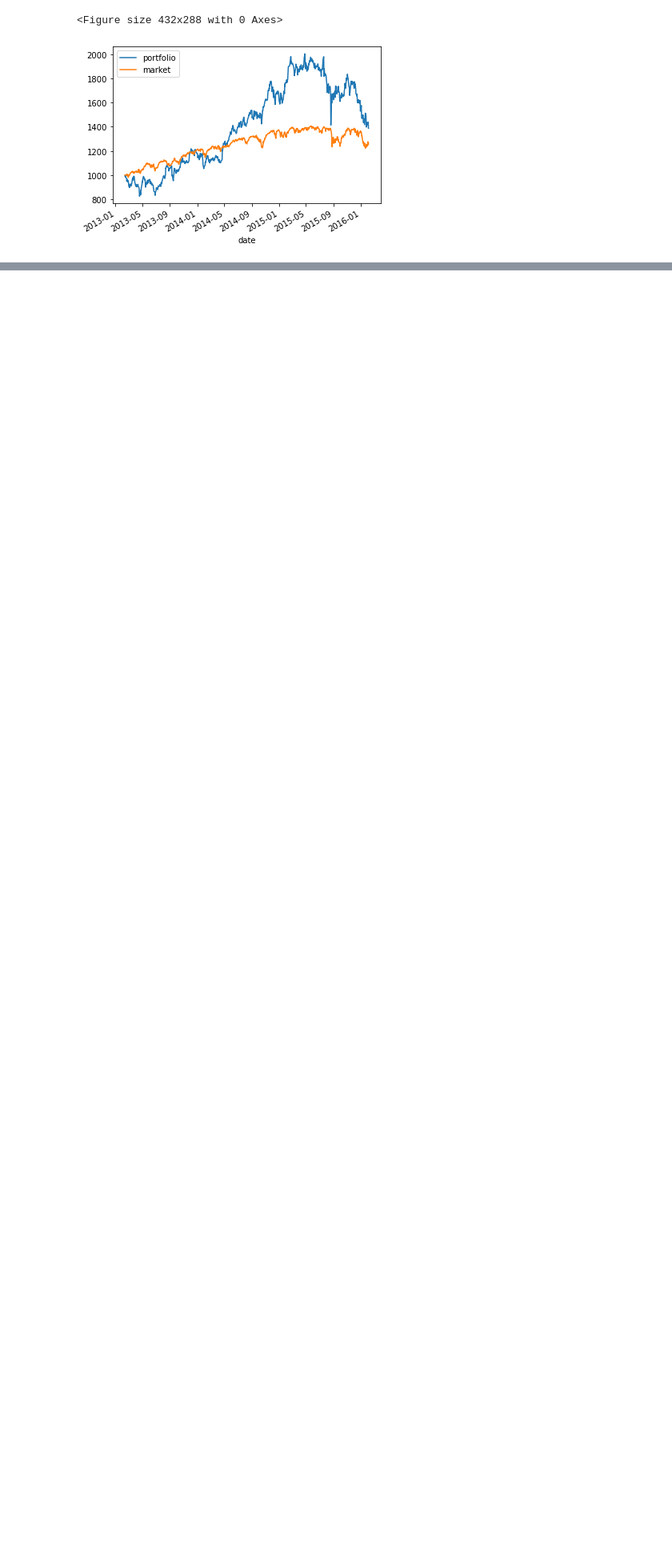
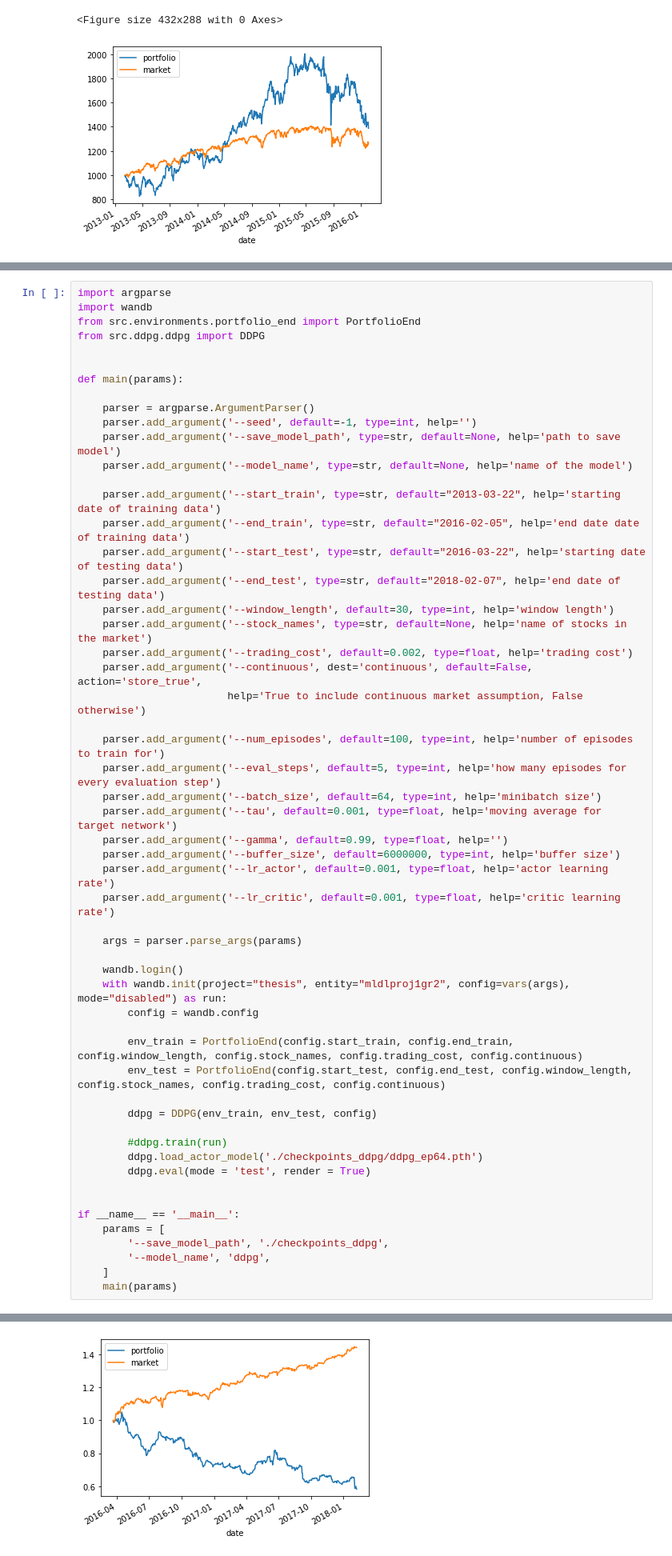
Before and after one commit to ChenYiYuIvan/rl_portfolio_management, a Jupyter notebook: testing.ipynb, the cells around one changed output, grey strips where cells are left out. Shown at 80% size. Drawn from its saved outputs; the diff is of its cells as text; blank space fills up the shorter version.

Commit message:
implemented testing ddpg

```diff
--- a/testing.ipynb
+++ b/testing.ipynb
@@ -78,0 +74,56 @@ array([1, 1, 2, 3])
+# %%
+import argparse
+import wandb
+from src.environments.portfolio_end import PortfolioEnd
+from src.ddpg.ddpg import DDPG
+
+
+def main(params):
+
+    parser = argparse.ArgumentParser()
+    parser.add_argument('--seed', default=-1, type=int, help='')
+    parser.add_argument('--save_model_path', type=str, default=None, help='path to save model')
+    parser.add_argument('--model_name', type=str, default=None, help='name of the model')
+
+    parser.add_argument('--start_train', type=str, default="2013-03-22", help='starting date of training data')
+    parser.add_argument('--end_train', type=str, default="2016-02-05", help='end date date of training data')
+    parser.add_argument('--start_test', type=str, default="2016-03-22", help='starting date of testing data')
+    parser.add_argument('--end_test', type=str, default="2018-02-07", help='end date of testing data')
+    parser.add_argument('--window_length', default=30, type=int, help='window length')
+    parser.add_argument('--stock_names', type=str, default=None, help='name of stocks in the market')
+    parser.add_argument('--trading_cost', default=0.002, type=float, help='trading cost')
+    parser.add_argument('--continuous', dest='continuous', default=False, action='store_true',
+                        help='True to include continuous market assumption, False otherwise')
+
+    parser.add_argument('--num_episodes', default=100, type=int, help='number of episodes to train for')
+    parser.add_argument('--eval_steps', default=5, type=int, help='how many episodes for every evaluation step')
+    parser.add_argument('--batch_size', default=64, type=int, help='minibatch size')
+    parser.add_argument('--tau', default=0.001, type=float, help='moving average for target network')
+    parser.add_argument('--gamma', default=0.99, type=float, help='')
+    parser.add_argument('--buffer_size', default=6000000, type=int, help='buffer size')
+    parser.add_argument('--lr_actor', default=0.001, type=float, help='actor learning rate')
+    parser.add_argument('--lr_critic', default=0.001, type=float, help='critic learning rate')
+
+    args = parser.parse_args(params)
+
+    wandb.login()
+    with wandb.init(project="thesis", entity="mldlproj1gr2", config=vars(args), mode="disabled") as run:
+        config = wandb.config
+
+        env_train = PortfolioEnd(config.start_train, config.end_train, config.window_length, config.stock_names, config.trading_cost, config.continuous)
+        env_test = PortfolioEnd(config.start_test, config.end_test, config.window_length, config.stock_names, config.trading_cost, config.continuous)
+
+        ddpg = DDPG(env_train, env_test, config)
+
+        #ddpg.train(run)
+        ddpg.load_actor_model('./checkpoints_ddpg/ddpg_ep64.pth')
+        ddpg.eval(mode = 'test', render = True)
+
+
+if __name__ == '__main__':
+    params = [
+        '--save_model_path', './checkpoints_ddpg',
+        '--model_name', 'ddpg',
+    ]
+    main(params)
+# %% [output]
@@ -79,3 +133,4 @@ array([1, 1, 2, 3])
+[figure, added]
 # %%
 from src.environments.portfolio_end import PortfolioEnd
 import numpy as np
```
Also changed, not shown: parts of 3 cells of this notebook, 4 other files.
